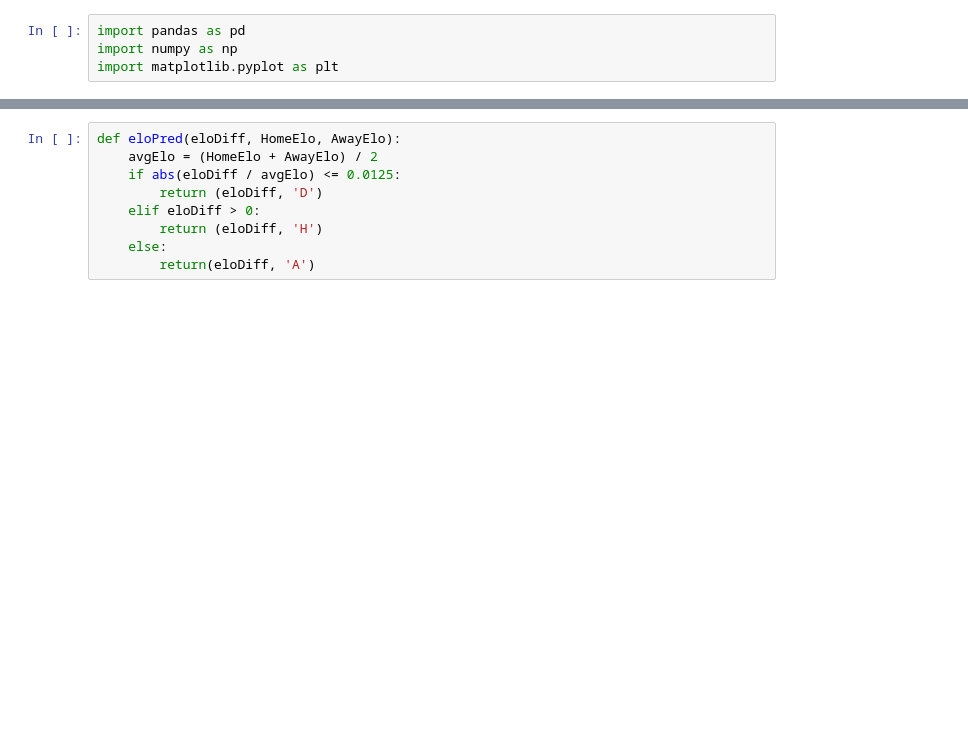
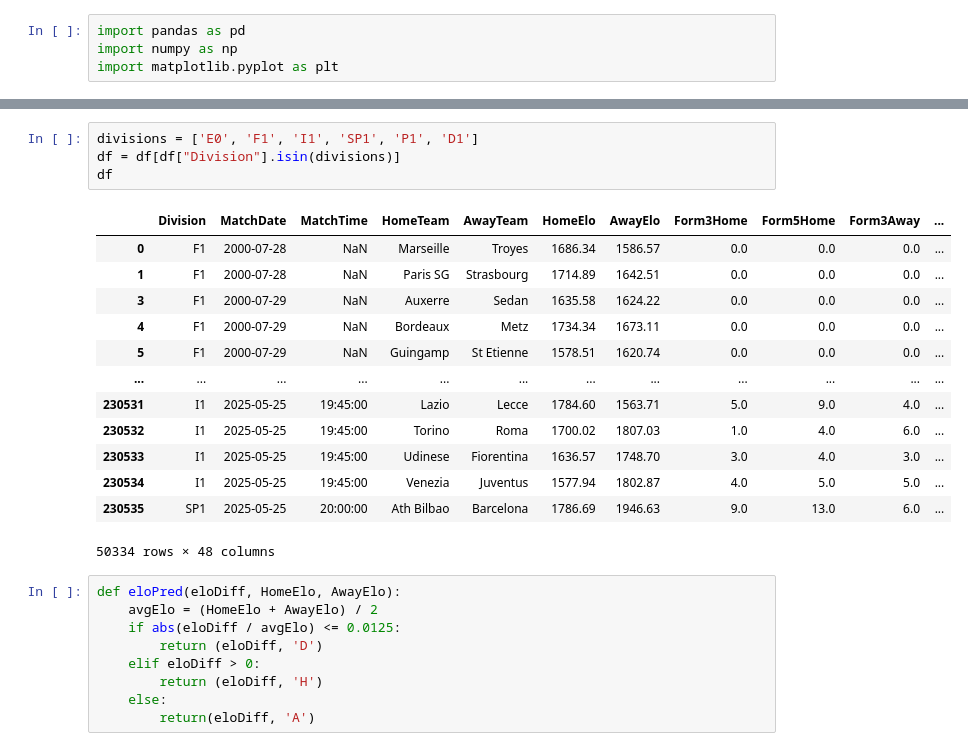
Before and after one commit to cesium132dot9/football, a Jupyter notebook: notebooks/elopred.ipynb, the cells around one changed output, grey strips where cells are left out. Drawn from its saved outputs; the diff is of its cells as text; blank space fills up the shorter version.

```diff
--- a/notebooks/elopred.ipynb
+++ b/notebooks/elopred.ipynb
@@ -23,3 +8,21 @@ df
+# %%
+divisions = ['E0', 'F1', 'I1', 'SP1', 'P1', 'D1']
+df = df[df["Division"].isin(divisions)]
+df
+# %% [output]
+|  | Division | MatchDate | MatchTime | HomeTeam | AwayTeam | HomeElo | AwayElo | Form3Home | Form5Home | Form3Away | ... |
+| 0 | F1 | 2000-07-28 | NaN | Marseille | Troyes | 1686.34 | 1586.57 | 0.0 | 0.0 | 0.0 | ... |
+| 1 | F1 | 2000-07-28 | NaN | Paris SG | Strasbourg | 1714.89 | 1642.51 | 0.0 | 0.0 | 0.0 | ... |
+| 3 | F1 | 2000-07-29 | NaN | Auxerre | Sedan | 1635.58 | 1624.22 | 0.0 | 0.0 | 0.0 | ... |
+| 4 | F1 | 2000-07-29 | NaN | Bordeaux | Metz | 1734.34 | 1673.11 | 0.0 | 0.0 | 0.0 | ... |
+| 5 | F1 | 2000-07-29 | NaN | Guingamp | St Etienne | 1578.51 | 1620.74 | 0.0 | 0.0 | 0.0 | ... |
+| ... | ... | ... | ... | ... | ... | ... | ... | ... | ... | ... | ... |
+| 230531 | I1 | 2025-05-25 | 19:45:00 | Lazio | Lecce | 1784.60 | 1563.71 | 5.0 | 9.0 | 4.0 | ... |
+| 230532 | I1 | 2025-05-25 | 19:45:00 | Torino | Roma | 1700.02 | 1807.03 | 1.0 | 4.0 | 6.0 | ... |
+| 230533 | I1 | 2025-05-25 | 19:45:00 | Udinese | Fiorentina | 1636.57 | 1748.70 | 3.0 | 4.0 | 3.0 | ... |
+| 230534 | I1 | 2025-05-25 | 19:45:00 | Venezia | Juventus | 1577.94 | 1802.87 | 4.0 | 5.0 | 5.0 | ... |
+| 230535 | SP1 | 2025-05-25 | 20:00:00 | Ath Bilbao | Barcelona | 1786.69 | 1946.63 | 9.0 | 13.0 | 6.0 | ... |
+50334 rows × 48 columns
 # %%
 def eloPred(eloDiff, HomeElo, AwayElo):
     avgElo = (HomeElo + AwayElo) / 2
```
Also changed, not shown: parts of 13 cells of this notebook, 1 other file.
